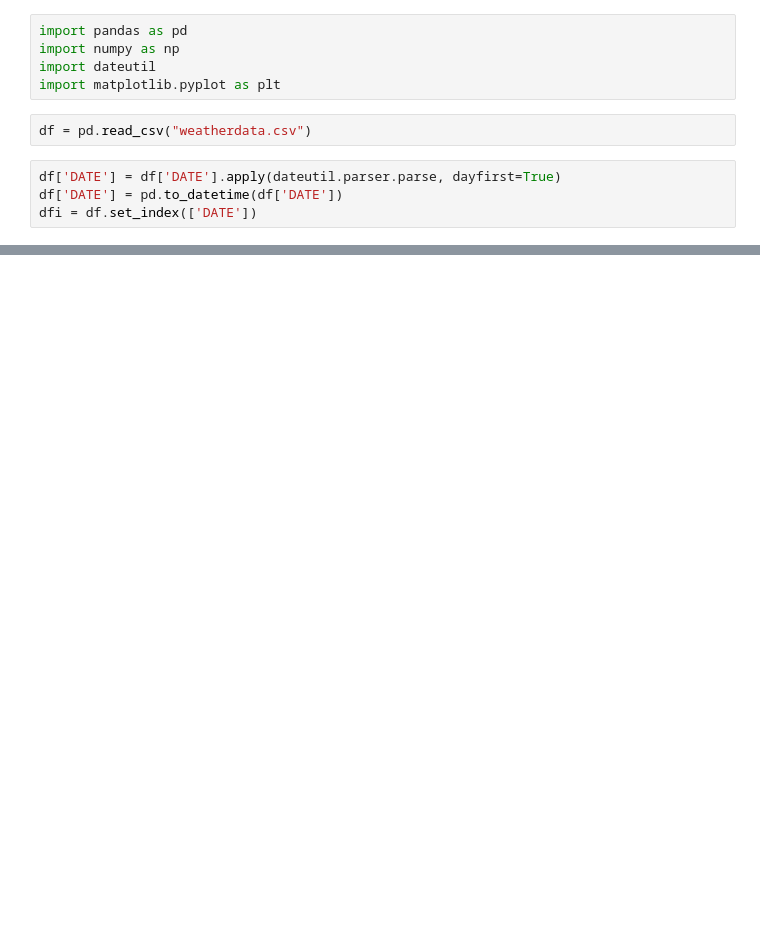
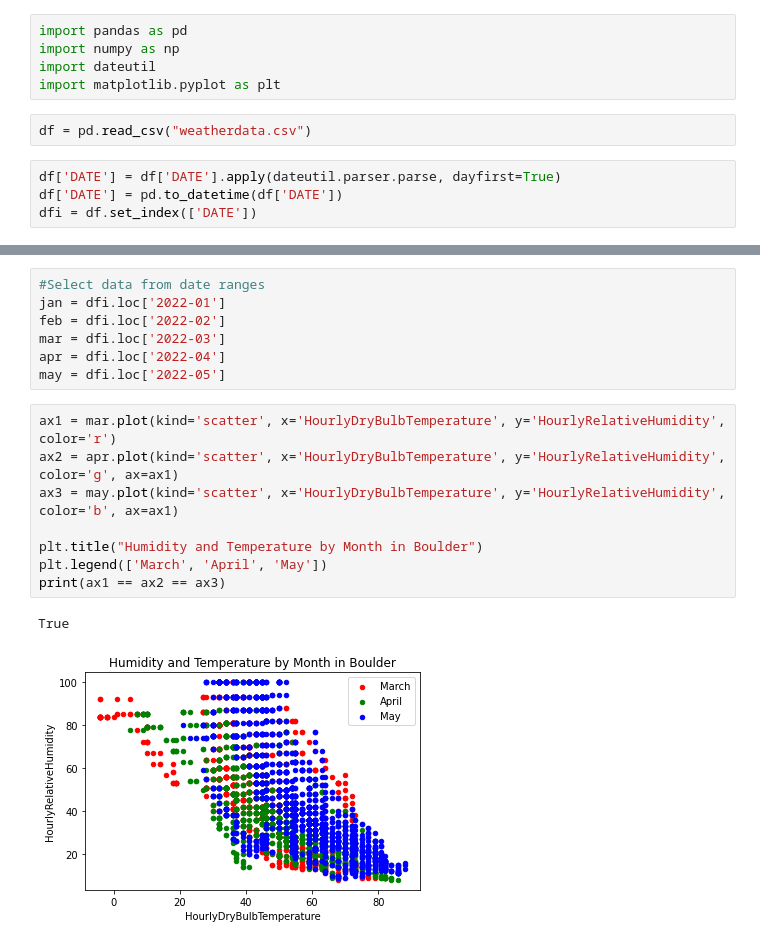
Before and after one commit to brthomiu/WeatherOnJupyter, a Jupyter notebook: boulderweather.ipynb, the cells around one changed output, grey strips where cells are left out. Drawn from its saved outputs; the diff is of its cells as text; blank space fills up the shorter version.

```diff
--- a/boulderweather.ipynb
+++ b/boulderweather.ipynb
@@ -51,0 +18,18 @@ dfi.loc['2022-03-03']
+# %%
+#Select data from date ranges
+jan = dfi.loc['2022-01']
+feb = dfi.loc['2022-02']
+mar = dfi.loc['2022-03']
+apr = dfi.loc['2022-04']
+may = dfi.loc['2022-05']
+# %%
+ax1 = mar.plot(kind='scatter', x='HourlyDryBulbTemperature', y='HourlyRelativeHumidity', color='r')
+ax2 = apr.plot(kind='scatter', x='HourlyDryBulbTemperature', y='HourlyRelativeHumidity', color='g', ax=ax1)
+ax3 = may.plot(kind='scatter', x='HourlyDryBulbTemperature', y='HourlyRelativeHumidity', color='b', ax=ax1)
+
+plt.title("Humidity and Temperature by Month in Boulder")
+plt.legend(['March', 'April', 'May'])
+print(ax1 == ax2 == ax3)
+# %% [output]
+True
+[figure, added]
```
Also changed, not shown: parts of 3 cells of this notebook, 5 other files.
